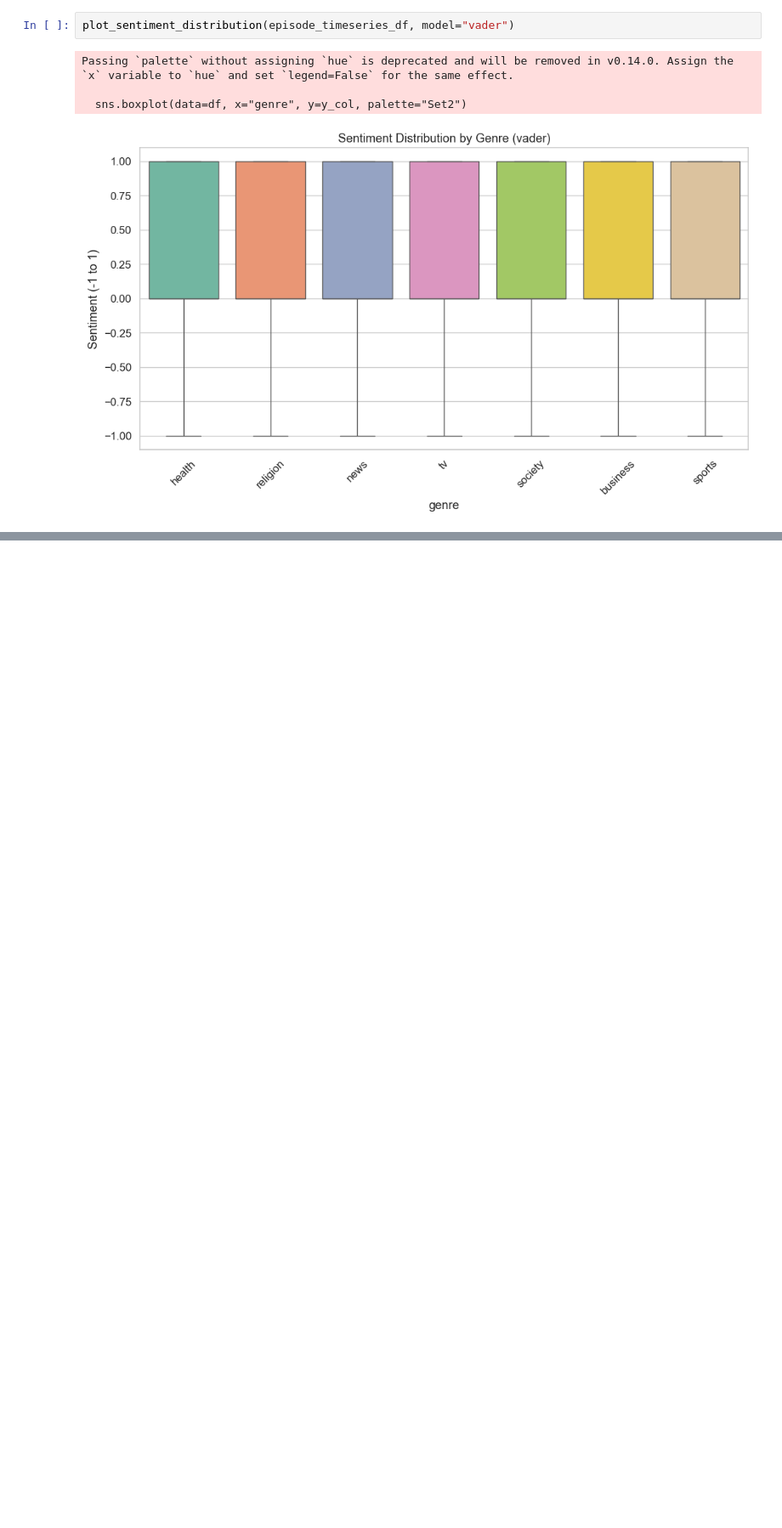
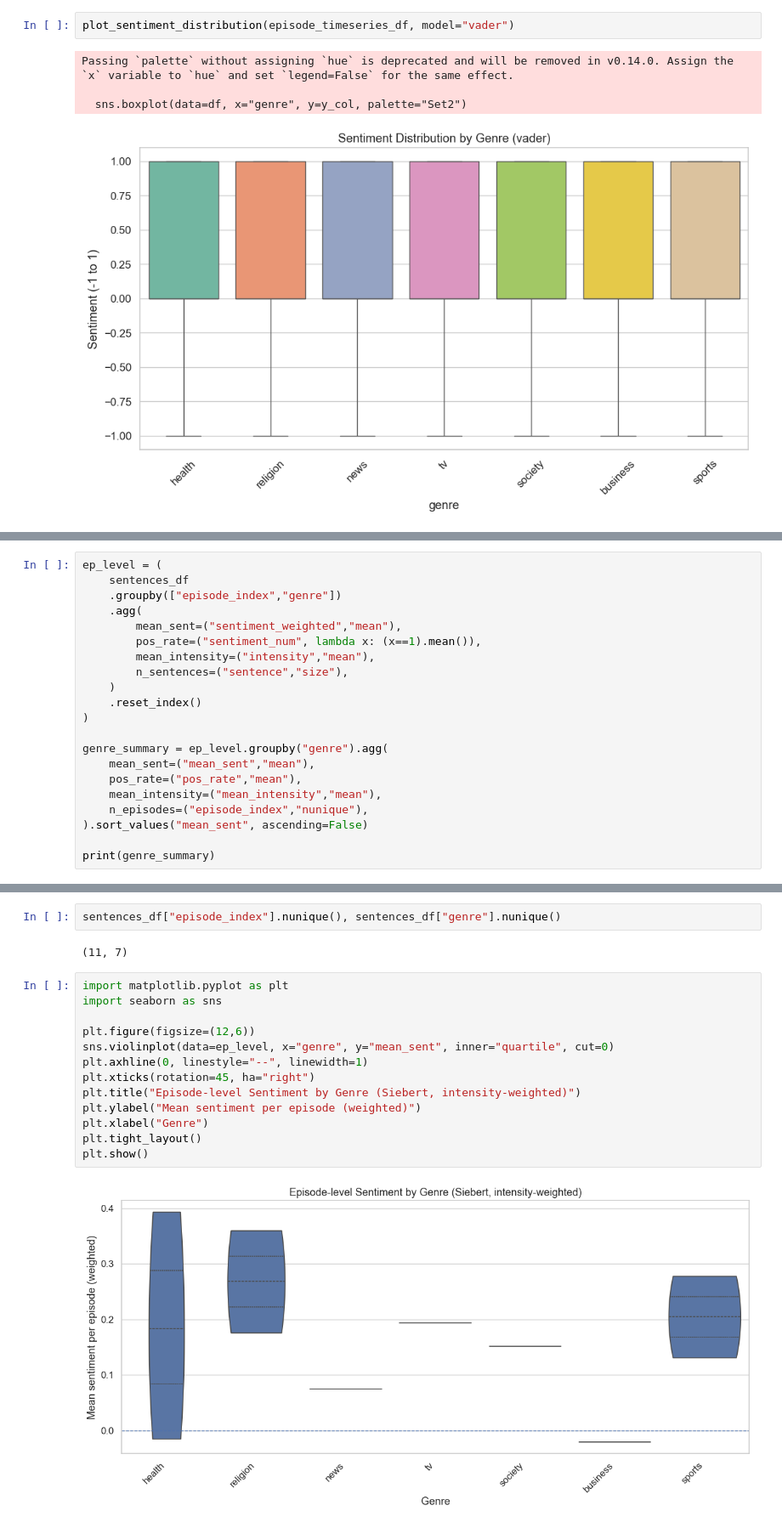
Before and after one commit to au-nlp/project-milestone-p2-group4, a Jupyter notebook: sentiment_analysis.ipynb, the cells around one changed output, grey strips where cells are left out. Shown at 85% size. Saved outputs shown, nothing was run; the diff lists cells and outputs as text; blank space fills up the shorter version.

Commit message:
Plan for work this week + updated sentiment analysis code with evaluation and plots

```diff
--- a/sentiment_analysis.ipynb
+++ b/sentiment_analysis.ipynb
@@ -519,0 +553,21 @@ Passing `palette` without assigning `hue` is deprecated and will be removed in v
+# %%
+ep_level = (
+    sentences_df
+    .groupby(["episode_index","genre"])
+    .agg(
+        mean_sent=("sentiment_weighted","mean"),
+        pos_rate=("sentiment_num", lambda x: (x==1).mean()),
+        mean_intensity=("intensity","mean"),
+        n_sentences=("sentence","size"),
+    )
+    .reset_index()
+)
+
+genre_summary = ep_level.groupby("genre").agg(
+    mean_sent=("mean_sent","mean"),
+    pos_rate=("pos_rate","mean"),
+    mean_intensity=("mean_intensity","mean"),
+    n_episodes=("episode_index","nunique"),
+).sort_values("mean_sent", ascending=False)
+
+print(genre_summary)
@@ -519,0 +584,19 @@ Passing `palette` without assigning `hue` is deprecated and will be removed in v
+# %%
+sentences_df["episode_index"].nunique(), sentences_df["genre"].nunique()
+# %% [output]
+(11, 7)
+# %%
+import matplotlib.pyplot as plt
+import seaborn as sns
+
+plt.figure(figsize=(12,6))
+sns.violinplot(data=ep_level, x="genre", y="mean_sent", inner="quartile", cut=0)
+plt.axhline(0, linestyle="--", linewidth=1)
+plt.xticks(rotation=45, ha="right")
+plt.title("Episode-level Sentiment by Genre (Siebert, intensity-weighted)")
+plt.ylabel("Mean sentiment per episode (weighted)")
+plt.xlabel("Genre")
+plt.tight_layout()
+plt.show()
+# %% [output]
+[figure, added]
```
Also changed, not shown: parts of 11 cells of this notebook, 1 other file.
